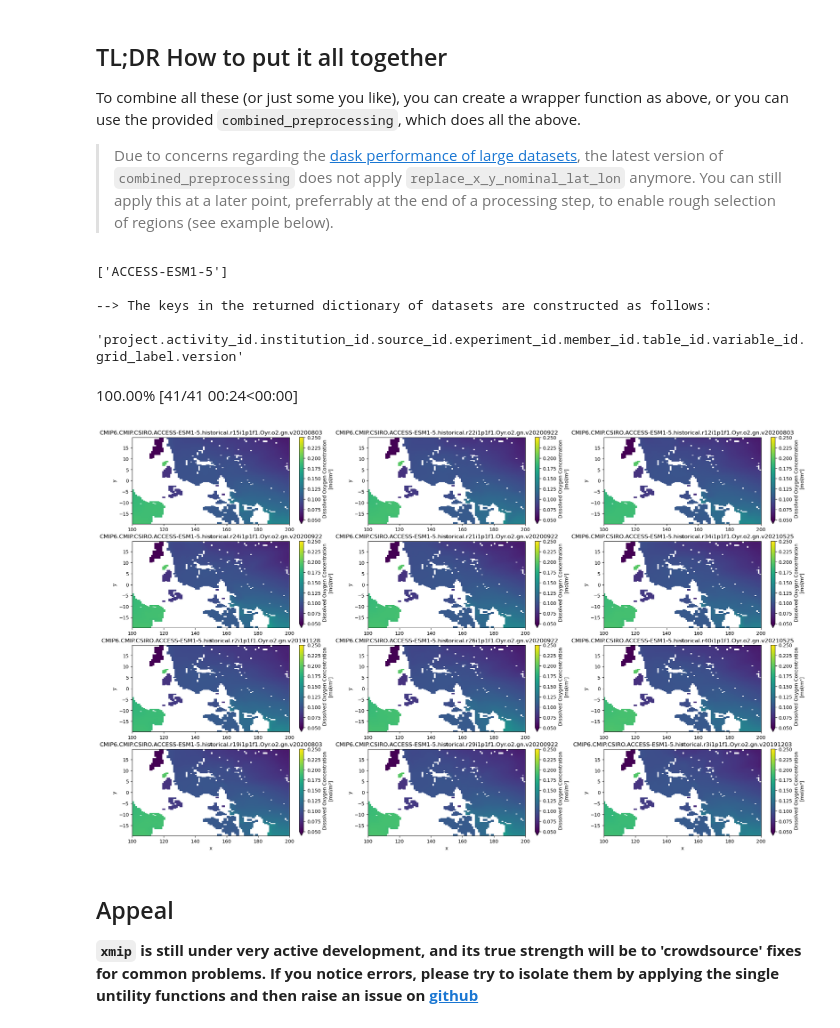
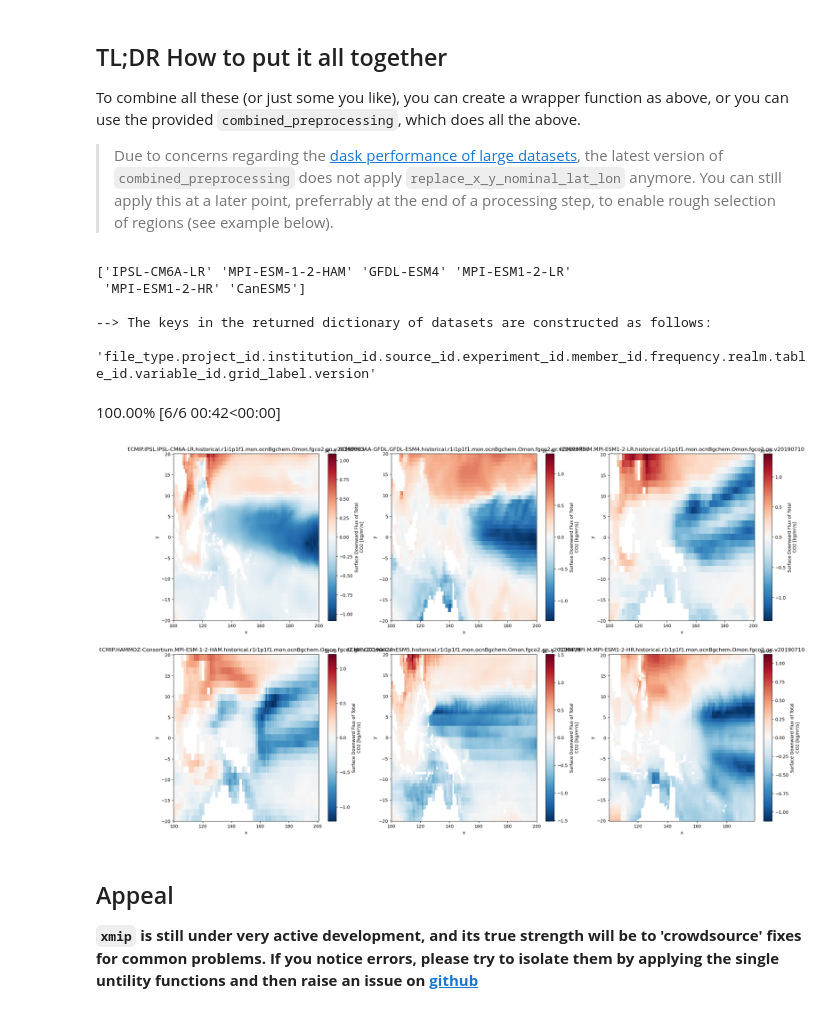
Before and after one commit to coecms/xmip_nci, a Jupyter notebook: xmip_tutorial.ipynb, the cells around one changed output. Saved outputs shown, nothing was run; the diff lists cells and outputs as text; code cells hidden in the pictures.

Commit message:
moved tutorial to nci catalogue

```diff
--- a/xmip_tutorial.ipynb
+++ b/xmip_tutorial.ipynb
@@ -25,3 +22,5 @@ cmip6 = cat.esgf.cmip6
+# %%
+cmip6 = intake.open_esm_datastore("/g/data/dk92/catalog/v2/esm/cmip6-oi10/catalog.json")
 # %% [markdown]
 <a id="rename"></a>
 ## Inconsistent naming of dimensions and coordinates
@@ -350,7 +349,7 @@ When you look back at the `IPSL` model you notice that the `x` and `y` values ar
 
 > As of version '0.2' this is not part of the `combined_preprocessing` anymore due to performance issue, when applied to a full dataset. You can still apply this function before plotting as shown in the final part of the tutorial
 # %%
-ds = dset_dict_renamed['CMIP6.ScenarioMIP.CCCma.CanESM5.ssp585.r1i1p1f1.Oyr.o2.gn.v20190429']
+ds = dset_dict_renamed['f.ScenarioMIP.CCCma.CanESM5.ssp585.r1i1p1f1.yr.ocnBgchem.Oyr.o2.gn.v20190429']
 print(ds.y.data)
 
 ds = replace_x_y_nominal_lat_lon(ds)
@@ -570,8 +569,8 @@ To combine all these (or just some you like), you can create a wrapper function
 from xmip.preprocessing import combined_preprocessing
 
 # lets load a bunch more models this time
-query = dict(experiment_id=['piControl', 'historical'],
-             table_id='Oyr',
+query = dict(experiment_id=[ 'historical'],
+             table_id='Omon',
              source_id=[
                  'GFDL-ESM4',
                  'IPSL-CM6A-LR',
@@ -580,42 +579,41 @@ query = dict(experiment_id=['piControl', 'historical'],
                  'MPI-ESM-1-2-HAM',
                  'MPI-ESM1-2-HR',
                  'MPI-ESM1-2-LR',
-                 'ACCESS-ESM1-5',
                  'MRI-ESM2-0',
                  'IPSL-CM5A2-INCA',
                  'EC-Earth3-CC'
              ],
-             variable_id='o2',
-             grid_label=['gn', 'gr'])
+             member_id='r1i1p1f1',
+             variable_id='fgco2',
+             grid_label=['gn','gr'])
 subset = cmip6.search(**query)
 
 print(subset.df['source_id'].unique())
 with dask.config.set(**{'array.slicing.split_large_chunks': True}):
     dset_dict = subset.to_dataset_dict(preprocess=combined_preprocessing, xarray_open_kwargs={'use_cftime': True})
 # %% [output]
-['ACCESS-ESM1-5']
+['IPSL-CM6A-LR' 'MPI-ESM-1-2-HAM' 'GFDL-ESM4' 'MPI-ESM1-2-LR'
+ 'MPI-ESM1-2-HR' 'CanESM5']
 
 --> The keys in the returned dictionary of datasets are constructed as follows:
-        'project.activity_id.institution_id.source_id.experiment_id.member_id.table_id.variable_id.grid_label.version'
+        'file_type.project_id.institution_id.source_id.experiment_id.member_id.frequency.realm.table_id.variable_id.grid_label.version'
-100.00% [41/41 00:24<00:00]
+100.00% [6/6 00:42<00:00]
 # %%
-fig, axarr = plt.subplots(nrows=4, ncols=3, figsize=[25,15])
+fig, axarr = plt.subplots(nrows=2, ncols=3, figsize=[25,15])
 for ax,(k, ds) in zip(axarr.flat,dset_dict.items()):
-    if 'member_id' in ds.dims:
-        ds = ds.isel(member_id=0)
-    da = ds.o2.isel(time=0).interp(lev=2500)
+    da = ds.fgco2.isel(time=0)
     # this step is necessary to order the longitudes properly for simple plotting. Alternatively you could use a proper map projection
     # with e.g. cartopy and would not need this step
     da = replace_x_y_nominal_lat_lon(da)
     da = da.sel(x=slice(100, 200), y=slice(-20,20))
     try:
-        da.plot(ax=ax, vmax=0.25, vmin=0.05)
+        da.plot(ax=ax)
     except:
         print(k)
         pass
     ax.set_title(k)
 # %% [output]
-[figure, old version]
+[figure, new version]
 # %% [markdown]
 ## Appeal
 **`xmip` is still under very active development, and its true strength will be to 'crowdsource' fixes for common problems. If you notice errors, please try to isolate them by applying the single untility functions and then raise an issue on [github](https://github.com/jbusecke/xmip/issues)**
```
Also changed, not shown: parts of 21 cells of this notebook.
